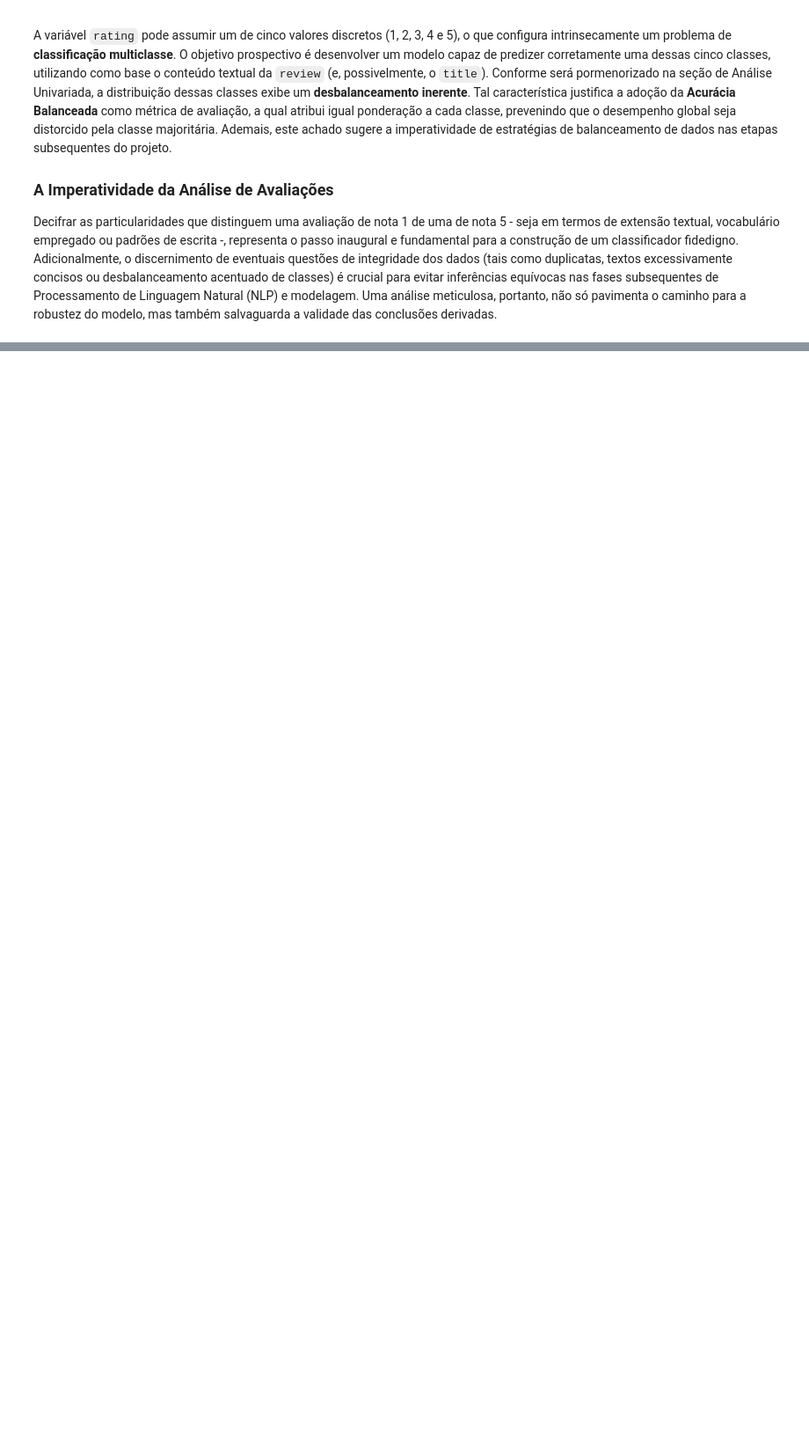
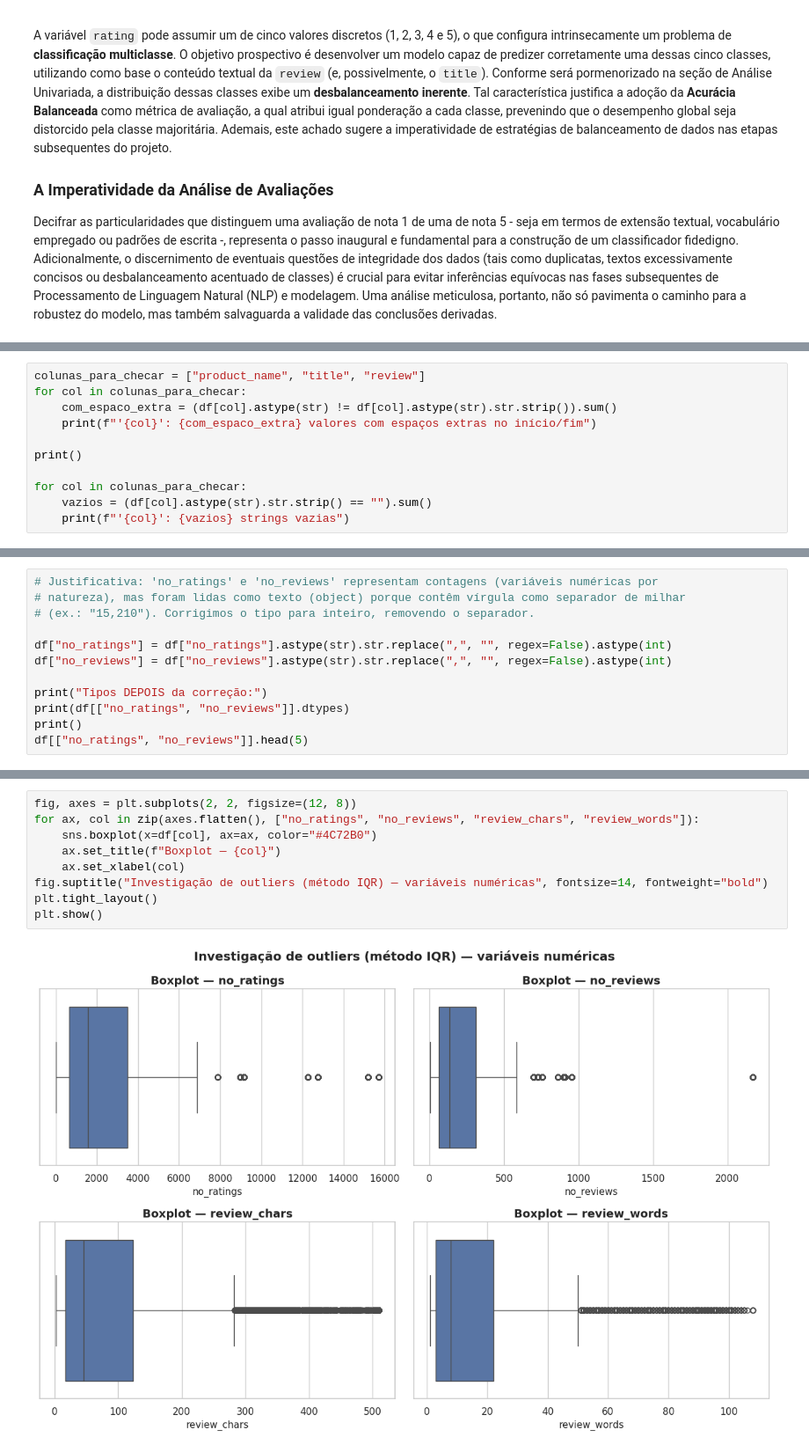
Before and after one commit to Saikonfate/TDE1-IA, a Jupyter notebook: EDA_Análise_de_Revisões_de_Compras.ipynb, the cells around one changed output, grey strips where cells are left out. Shown at 88% size. Saved outputs shown, nothing was run; the diff lists cells and outputs as text; blank space fills up the shorter version.

```diff
--- a/EDA_Análise_de_Revisões_de_Compras.ipynb
+++ b/EDA_Análise_de_Revisões_de_Compras.ipynb
@@ -108,0 +213,11 @@ Decifrar as particularidades que distinguem uma avaliação de nota 1 de uma de
+# %%
+colunas_para_checar = ["product_name", "title", "review"]
+for col in colunas_para_checar:
+    com_espaco_extra = (df[col].astype(str) != df[col].astype(str).str.strip()).sum()
+    print(f"'{col}': {com_espaco_extra} valores com espaços extras no início/fim")
+
+print()
+
+for col in colunas_para_checar:
+    vazios = (df[col].astype(str).str.strip() == "").sum()
+    print(f"'{col}': {vazios} strings vazias")
@@ -108,0 +313,12 @@ Decifrar as particularidades que distinguem uma avaliação de nota 1 de uma de
+# %%
+# Justificativa: 'no_ratings' e 'no_reviews' representam contagens (variáveis numéricas por
+# natureza), mas foram lidas como texto (object) porque contêm vírgula como separador de milhar
+# (ex.: "15,210"). Corrigimos o tipo para inteiro, removendo o separador.
+
+df["no_ratings"] = df["no_ratings"].astype(str).str.replace(",", "", regex=False).astype(int)
+df["no_reviews"] = df["no_reviews"].astype(str).str.replace(",", "", regex=False).astype(int)
+
+print("Tipos DEPOIS da correção:")
+print(df[["no_ratings", "no_reviews"]].dtypes)
+print()
+df[["no_ratings", "no_reviews"]].head(5)
@@ -108,0 +381,11 @@ Decifrar as particularidades que distinguem uma avaliação de nota 1 de uma de
+# %%
+fig, axes = plt.subplots(2, 2, figsize=(12, 8))
+for ax, col in zip(axes.flatten(), ["no_ratings", "no_reviews", "review_chars", "review_words"]):
+    sns.boxplot(x=df[col], ax=ax, color="#4C72B0")
+    ax.set_title(f"Boxplot — {col}")
+    ax.set_xlabel(col)
+fig.suptitle("Investigação de outliers (método IQR) — variáveis numéricas", fontsize=14, fontweight="bold")
+plt.tight_layout()
+plt.show()
+# %% [output]
+[figure, added]
```
Also changed, not shown: parts of 25 cells of this notebook.
